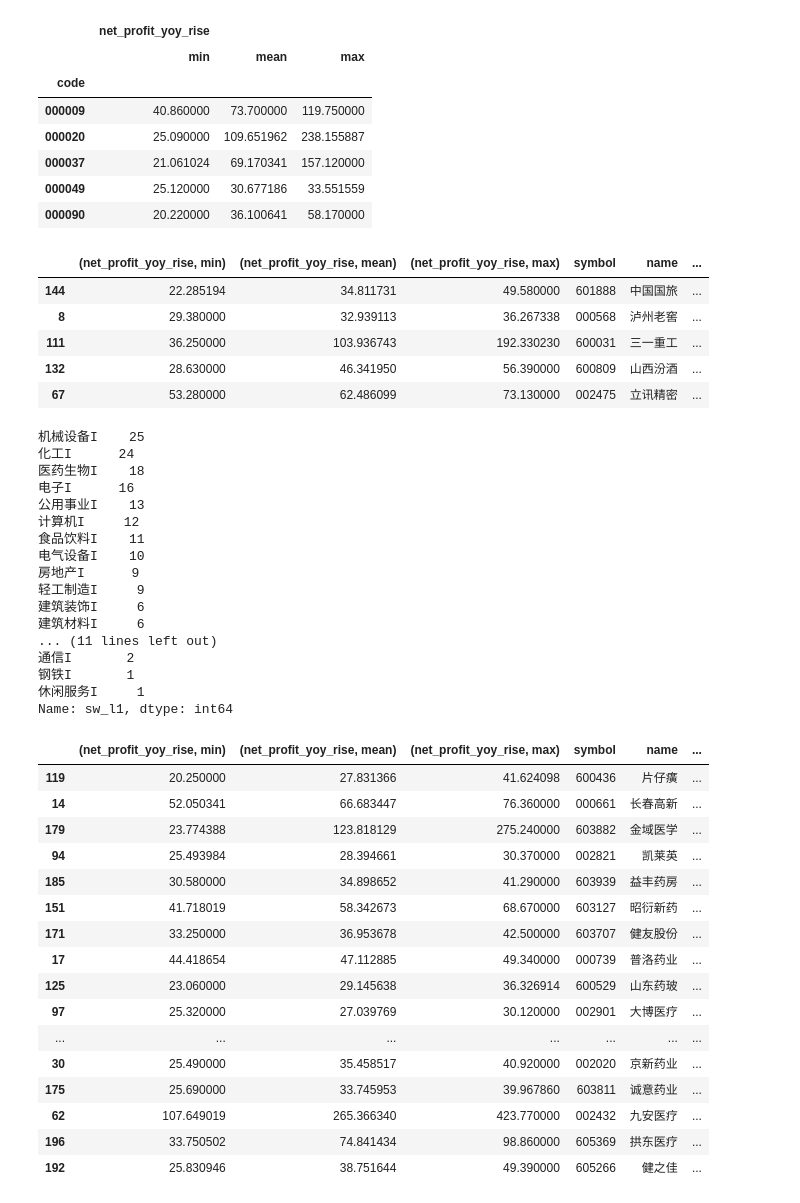
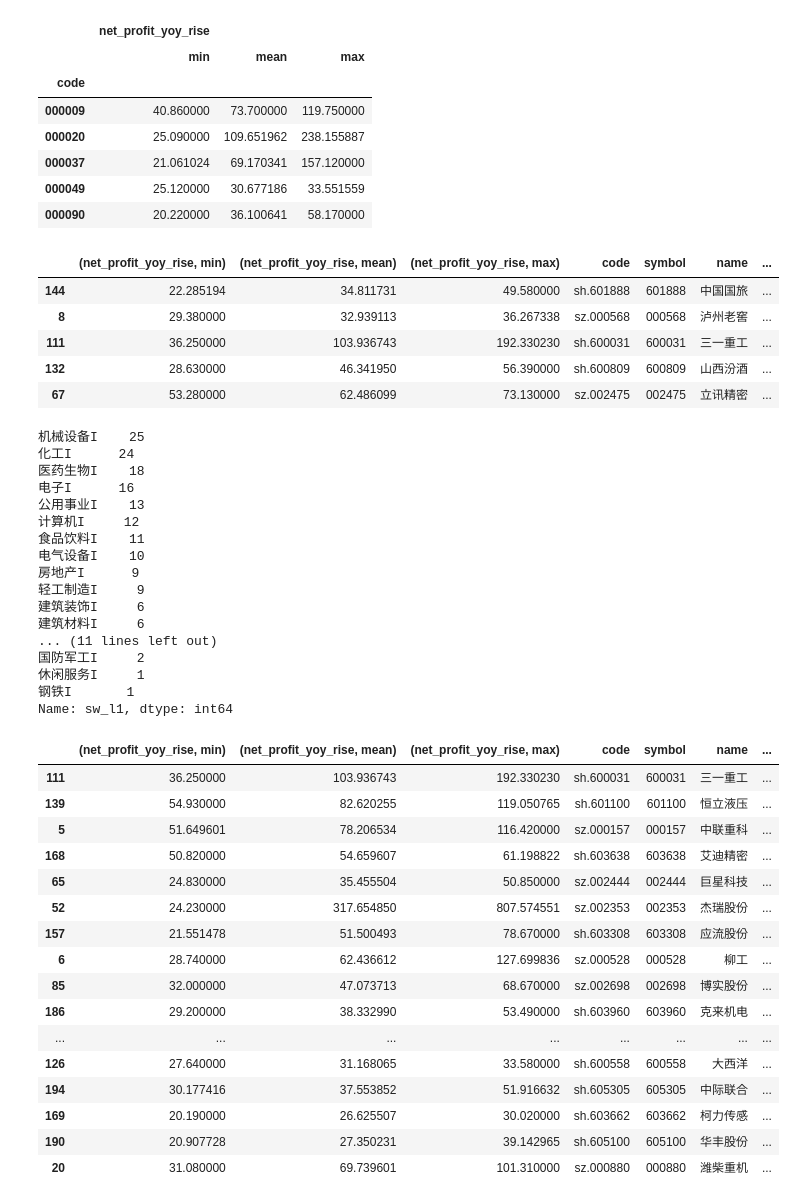
Before and after one commit to WuZifan/backtrader_learning, a Jupyter notebook: pyNoteBook/03_stock_selection.ipynb, the cells around one changed output. Cells and saved outputs as stored; diff of their text form; code cells hidden in the pictures.

```diff
--- a/stock_selection.ipynb
+++ b/pyNoteBook/03_stock_selection.ipynb
@@ -27,7 +37,7 @@ res_df.head(3)
 | 2 | 3 | 301041 | NaN | 7.030412e+07 | NaN | NaN | 4112270.94 | ... |
 # %%
 # 2、获取主板+中小板数据
-sql2 = sess.query(StockBasic.symbol,StockBasic.name,StockBasic.circulating_market_cap,StockBasic.sw_l1).filter(StockBasic.market.in_(['主板','中小板']))
+sql2 = sess.query(StockBasic.code,StockBasic.symbol,StockBasic.name,StockBasic.circulating_market_cap,StockBasic.sw_l1).filter(StockBasic.market.in_(['主板','中小板']))
 res_df2 = pd.read_sql(sql2.statement,sql2.session.bind)
 res_df2.head(3)
 # %% [output]
@@ -75,12 +85,12 @@ res2 = pd.merge(left=res1,right=res_df2,left_on='code',right_on='symbol',how='in
 res2.sort_values(by='circulating_market_cap',inplace=True,ascending=False)
 res2.head()
 # %% [output]
-|  | (net_profit_yoy_rise, min) | (net_profit_yoy_rise, mean) | (net_profit_yoy_rise, max) | symbol | name | ... |
-| 144 | 22.285194 | 34.811731 | 49.580000 | 601888 | 中国国旅 | ... |
-| 8 | 29.380000 | 32.939113 | 36.267338 | 000568 | 泸州老窖 | ... |
-| 111 | 36.250000 | 103.936743 | 192.330230 | 600031 | 三一重工 | ... |
-| 132 | 28.630000 | 46.341950 | 56.390000 | 600809 | 山西汾酒 | ... |
-| 67 | 53.280000 | 62.486099 | 73.130000 | 002475 | 立讯精密 | ... |
+|  | (net_profit_yoy_rise, min) | (net_profit_yoy_rise, mean) | (net_profit_yoy_rise, max) | code | symbol | name | ... |
+| 144 | 22.285194 | 34.811731 | 49.580000 | sh.601888 | 601888 | 中国国旅 | ... |
+| 8 | 29.380000 | 32.939113 | 36.267338 | sz.000568 | 000568 | 泸州老窖 | ... |
+| 111 | 36.250000 | 103.936743 | 192.330230 | sh.600031 | 600031 | 三一重工 | ... |
+| 132 | 28.630000 | 46.341950 | 56.390000 | sh.600809 | 600809 | 山西汾酒 | ... |
+| 67 | 53.280000 | 62.486099 | 73.130000 | sz.002475 | 002475 | 立讯精密 | ... |
 # %%
 res2['sw_l1'].value_counts()
 # %% [output]
@@ -97,27 +107,27 @@ res2['sw_l1'].value_counts()
 建筑装饰I     6
 建筑材料I     6
 ... (11 lines left out)
-通信I       2
+国防军工I     2
+休闲服务I     1
 钢铁I       1
-休闲服务I     1
 Name: sw_l1, dtype: int64
 # %%
-res2[res2.sw_l1=='医药生物I']
+res2[res2.sw_l1=='机械设备I']
 # %% [output]
-|  | (net_profit_yoy_rise, min) | (net_profit_yoy_rise, mean) | (net_profit_yoy_rise, max) | symbol | name | ... |
-| 119 | 20.250000 | 27.831366 | 41.624098 | 600436 | 片仔癀 | ... |
-| 14 | 52.050341 | 66.683447 | 76.360000 | 000661 | 长春高新 | ... |
-| 179 | 23.774388 | 123.818129 | 275.240000 | 603882 | 金域医学 | ... |
-| 94 | 25.493984 | 28.394661 | 30.370000 | 002821 | 凯莱英 | ... |
-| 185 | 30.580000 | 34.898652 | 41.290000 | 603939 | 益丰药房 | ... |
-| 151 | 41.718019 | 58.342673 | 68.670000 | 603127 | 昭衍新药 | ... |
-| 171 | 33.250000 | 36.953678 | 42.500000 | 603707 | 健友股份 | ... |
-| 17 | 44.418654 | 47.112885 | 49.340000 | 000739 | 普洛药业 | ... |
-| 125 | 23.060000 | 29.145638 | 36.326914 | 600529 | 山东药玻 | ... |
-| 97 | 25.320000 | 27.039769 | 30.120000 | 002901 | 大博医疗 | ... |
-| ... | ... | ... | ... | ... | ... | ... |
-| 30 | 25.490000 | 35.458517 | 40.920000 | 002020 | 京新药业 | ... |
-| 175 | 25.690000 | 33.745953 | 39.967860 | 603811 | 诚意药业 | ... |
-| 62 | 107.649019 | 265.366340 | 423.770000 | 002432 | 九安医疗 | ... |
-| 196 | 33.750502 | 74.841434 | 98.860000 | 605369 | 拱东医疗 | ... |
-| 192 | 25.830946 | 38.751644 | 49.390000 | 605266 | 健之佳 | ... |
+|  | (net_profit_yoy_rise, min) | (net_profit_yoy_rise, mean) | (net_profit_yoy_rise, max) | code | symbol | name | ... |
+| 111 | 36.250000 | 103.936743 | 192.330230 | sh.600031 | 600031 | 三一重工 | ... |
+| 139 | 54.930000 | 82.620255 | 119.050765 | sh.601100 | 601100 | 恒立液压 | ... |
+| 5 | 51.649601 | 78.206534 | 116.420000 | sz.000157 | 000157 | 中联重科 | ... |
+| 168 | 50.820000 | 54.659607 | 61.198822 | sh.603638 | 603638 | 艾迪精密 | ... |
+| 65 | 24.830000 | 35.455504 | 50.850000 | sz.002444 | 002444 | 巨星科技 | ... |
+| 52 | 24.230000 | 317.654850 | 807.574551 | sz.002353 | 002353 | 杰瑞股份 | ... |
+| 157 | 21.551478 | 51.500493 | 78.670000 | sh.603308 | 603308 | 应流股份 | ... |
+| 6 | 28.740000 | 62.436612 | 127.699836 | sz.000528 | 000528 | 柳工 | ... |
+| 85 | 32.000000 | 47.073713 | 68.670000 | sz.002698 | 002698 | 博实股份 | ... |
+| 186 | 29.200000 | 38.332990 | 53.490000 | sh.603960 | 603960 | 克来机电 | ... |
+| ... | ... | ... | ... | ... | ... | ... | ... |
+| 126 | 27.640000 | 31.168065 | 33.580000 | sh.600558 | 600558 | 大西洋 | ... |
+| 194 | 30.177416 | 37.553852 | 51.916632 | sh.605305 | 605305 | 中际联合 | ... |
+| 169 | 20.190000 | 26.625507 | 30.020000 | sh.603662 | 603662 | 柯力传感 | ... |
+| 190 | 20.907728 | 27.350231 | 39.142965 | sh.605100 | 605100 | 华丰股份 | ... |
+| 20 | 31.080000 | 69.739601 | 101.310000 | sz.000880 | 000880 | 潍柴重机 | ... |
```
Also changed, not shown: parts of 2 cells of this notebook, 23 other files.
